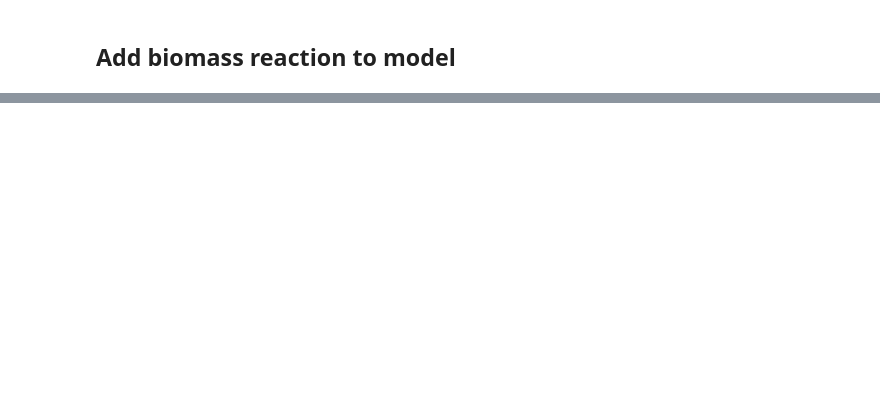
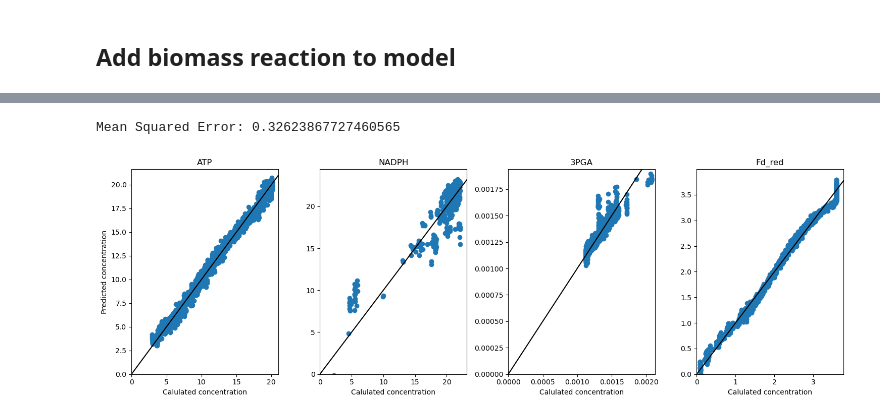
Before and after one commit to Computational-Biology-Aachen/synechocystis-photosynthesis-2024, a Jupyter notebook: Notebooks/get_biomass_function.ipynb, the cells around one changed output, grey strips where cells are left out. Cells and saved outputs as stored; diff of their text form; code cells hidden in the pictures; blank space fills up the shorter version.

```diff
--- a/Notebooks/get_biomass_function.ipynb
+++ b/Notebooks/get_biomass_function.ipynb
@@ -496,0 +561,69 @@ growth_rate
+# %%
+run_prefix = "concregression_202405282039"
+
+result = pd.read_csv(f"../Results/{run_prefix}_results.csv", index_col=0)
+input = pd.read_csv(f"../Results/{run_prefix}_params.csv", index_col=0)
+# %%
+import numpy as np
+from sklearn.model_selection import train_test_split
+from sklearn.preprocessing import PolynomialFeatures
+from sklearn.linear_model import LinearRegression
+from sklearn.pipeline import make_pipeline
+from sklearn.multioutput import MultiOutputRegressor
+from sklearn.metrics import mean_squared_error
+
+# Exclude the failed simulations
+failed_simulations = result.isna().any(axis=1)
+
+# Generate some sample data
+X = input[np.invert(failed_simulations)]
+y = result.loc[np.invert(failed_simulations), :].to_numpy()
+
+# Split the data into training and testing sets
+X_train, X_test, y_train, y_test = train_test_split(X, y, test_size=0.2, random_state=42)
+
+# Degree of the polynomial
+degree = 5
+
+# Create polynomial features
+polynomial_features = PolynomialFeatures(degree=degree)
+
+# Create a base regressor
+base_regressor = LinearRegression()
+
+# Wrap the regressor with MultiOutputRegressor
+multi_target_regressor = MultiOutputRegressor(base_regressor)
+
+# Create a pipeline that combines the polynomial features and the linear regression model
+model = make_pipeline(polynomial_features, multi_target_regressor)
+
+# Fit the model
+model.fit(X_train, y_train)
+
+# Make predictions
+y_pred = model.predict(X_test)
+
+# Evaluate the model
+mse = mean_squared_error(y_test, y_pred)
+print(f"Mean Squared Error: {mse}")
+# %% [output]
+Mean Squared Error: 0.32623867727460565
+# %%
+fig, axes = plt.subplots(1,4, figsize=(15,5))
+
+for i, ax in enumerate(axes.flatten()):
+    ax.plot(y_test[:,i], y_pred[:,i], ls="", marker="o")
+    ax.set_xlabel("Calulated concentration")
+    if i == 0:
+        ax.set_ylabel("Predicted concentration")
+    ax.set_xlim(0)
+    ax.set_ylim(0)
+    ax.set_title(result.columns[i])
+
+    min_lim, maxlim = np.array([ax.get_ylim(), ax.get_xlim()]).min(axis=0)
+
+    ax.plot((min_lim, maxlim), (min_lim, maxlim), c="k")
+
+fig.tight_layout()
+# %% [output]
+[figure, added]
```
Also changed, not shown: parts of 46 cells of this notebook.
